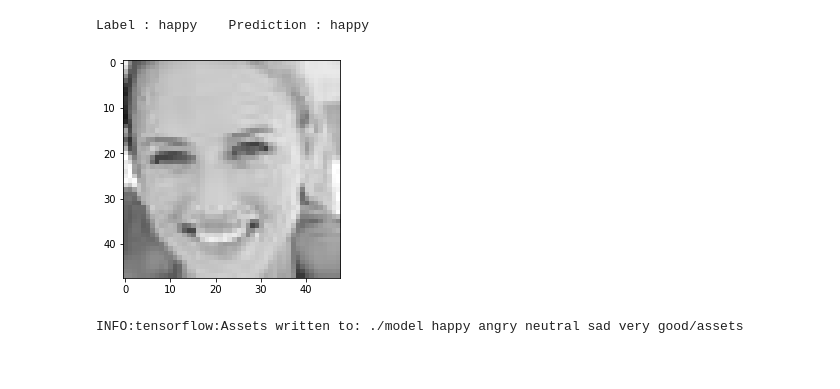
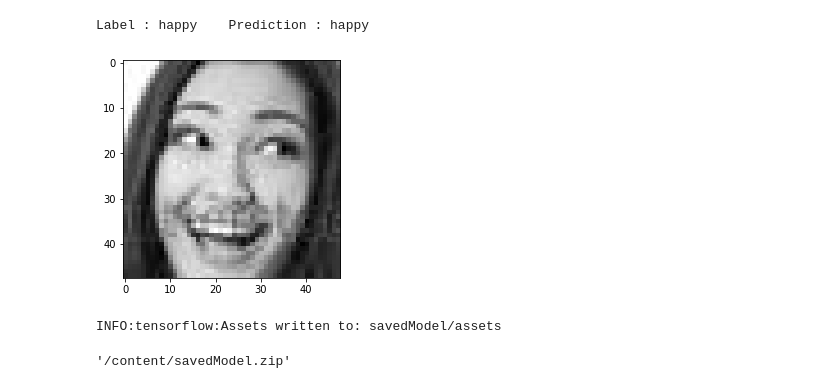
Before and after one commit to aristachristian/Bangkit-B21-CAP0374-Facial_Expression_Recognition, a Jupyter notebook: Model Training.ipynb, the cells around one changed output. Cells and saved outputs as stored; diff of their text form; code cells hidden in the pictures.

Commit message:
Update Model Training

```diff
--- a/Model Training.ipynb
+++ b/Model Training.ipynb
@@ -72,11 +61,8 @@ np.random.shuffle(index)
 
 imgTrain = imgTrain[index]
 labelTrain = labelTrain[index]
-# %%
-for i in labelTrain[:100] :
-    print(i)
 # %%
-baseModel = tf.keras.applications.MobileNetV2(include_top=False)
+baseModel = tf.keras.applications.MobileNetV2(include_top=False, input_shape=(48, 48, 3))
 avg = tf.keras.layers.GlobalAveragePooling2D()(baseModel.output)
 dense1 = tf.keras.layers.Dense(100, activation="relu")(avg)
 dense2 = tf.keras.layers.Dense(100, activation="relu")(dense1)
@@ -96,3 +80,3 @@ Downloading data from https://storage.googleapis.com/tensorflow/keras-applicatio
 # %%
-history = model.fit(imgTrain, labelTrain, epochs=50, validation_split=0.1)
+history = model.fit(imgTrain, labelTrain, epochs=20, validation_split=0.1)
 # %% [output]
@@ -135,8 +107,5 @@ print(prediction, "\n", expression[np.argmax(prediction)])
 # %%
-#testDir = "./Facial Expression Dataset/test/"
-testDir = "./Facial Expression Dataset Filtered 2/test/"
-#expression = ["angry", "happy", "neutral", "sad"]
-#expression = ["angry", "happy"]
+testDir = "./Facial Expression Dataset Cleaned/test/"
 
 imgTest = []
 labelTest = []
@@ -148,16 +117,12 @@ for label, labelName in enumerate(expression) :
         tempLabel = np.zeros(len(expression))
         tempLabel[label] = 1
         labelTest.append(tempLabel)
-        #labelTrain.append(label)
-        #imgTrain = np.concatenate((imgTrain, prepareImage(trainDir + i + "/" + j)))
 
 imgTest = np.array(imgTest)
 labelTest = np.array(labelTest)
 
 prediction = model.predict(imgTest)
 cm = confusion_matrix(np.argmax(labelTest, axis=1), np.argmax(prediction, axis=1))
-#for i in prediction :
-#    print(np.argmax(i))
 # %%
 sns.heatmap(cm, annot=True, xticklabels=expression, yticklabels=expression)
 plt.yticks(rotation=0)
@@ -167,12 +132,10 @@ plt.show()
 # %%
-index = 508
+#Range of index is 0 - 1999. Change index if you want to test other image
+index = 509
+
 print("Label :", expression[np.argmax(labelTest[index])], "   Prediction :", expression[np.argmax(prediction[index])])
 plt.imshow(imgTest[index])
 plt.show()
 # %% [output]
 Label : happy    Prediction : happy
-[figure, old version]
+[figure, new version]
-# %%
-model.save("./model happy angry neutral sad very good")
-# %% [output]
-INFO:tensorflow:Assets written to: ./model happy angry neutral sad very good/assets
@@ -180,0 +142,8 @@ INFO:tensorflow:Assets written to: ./model happy angry neutral sad very good/ass
+# %%
+fileName = "savedModel"
+
+model.save(fileName)
+make_archive(fileName, "zip", fileName)
+# %% [output]
+INFO:tensorflow:Assets written to: savedModel/assets
+'/content/savedModel.zip'
```
Also changed, not shown: parts of 13 cells of this notebook.
